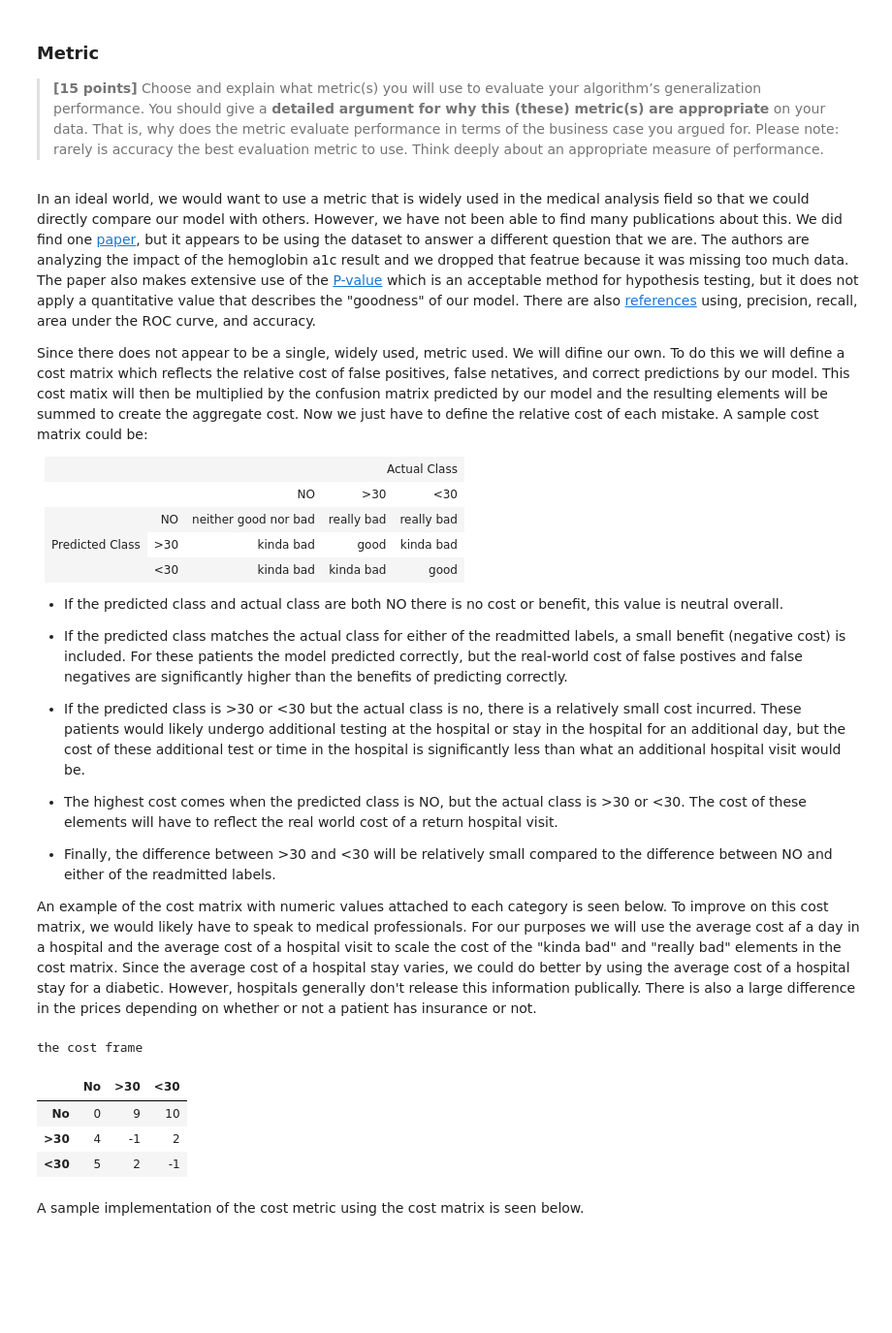
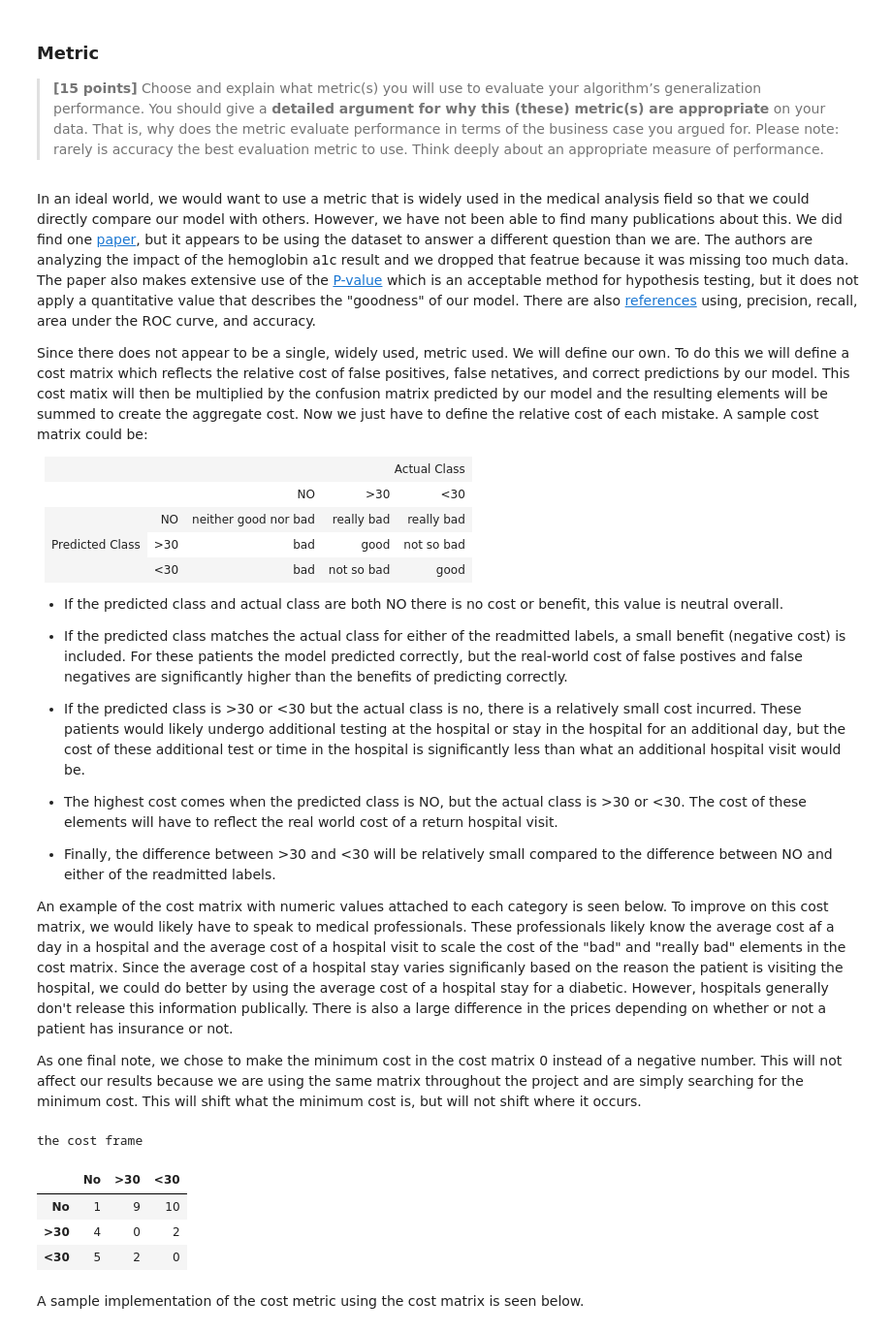
Before and after one commit to jamesothomas/MachineLearningPython, a Jupyter notebook: Lab4/Lab4_Diabetes_save.ipynb, the cells around one changed output. Shown at 97% size. Drawn from its saved outputs; the diff is of its cells as text; code cells hidden in the pictures; blank space fills up the shorter version.

```diff
--- a/Lab4/Lab4_Diabetes_save.ipynb
+++ b/Lab4/Lab4_Diabetes_save.ipynb
@@ -283,9 +287,9 @@ full_df.to_pickle('data/processed_data.pickle')
 
 >__[15 points]__ Choose and explain what metric(s) you will use to evaluate your algorithm’s generalization performance. You should give a __detailed argument for why this (these) metric(s) are appropriate__ on your data. That is, why does the metric evaluate performance in terms of the business case you argued for. Please note: rarely is accuracy the best evaluation metric to use. Think deeply about an appropriate measure of performance.
 # %% [markdown]
-In an ideal world, we would want to use a metric that is widely used in the medical analysis field so that we could directly compare our model with others. However, we have not been able to find many publications about this. We did find one [paper](https://www.hindawi.com/journals/bmri/2014/781670/), but it appears to be using the dataset to answer a different question that we are. The authors are analyzing the impact of the hemoglobin a1c result and we dropped that featrue because it was missing too much data. The paper also makes extensive use of the [P-value](https://www.dummies.com/education/math/statistics/what-a-p-value-tells-you-about-statistical-data/) which is an acceptable method for hypothesis testing, but it does not apply a quantitative value that describes the "goodness" of our model. There are also [references](https://www.ischool.berkeley.edu/projects/2017/what-are-predictors-medication-change-and-hospital-readmission-diabetic-patients) using, precision, recall, area under the ROC curve, and accuracy.
+In an ideal world, we would want to use a metric that is widely used in the medical analysis field so that we could directly compare our model with others. However, we have not been able to find many publications about this. We did find one [paper](https://www.hindawi.com/journals/bmri/2014/781670/), but it appears to be using the dataset to answer a different question than we are. The authors are analyzing the impact of the hemoglobin a1c result and we dropped that featrue because it was missing too much data. The paper also makes extensive use of the [P-value](https://www.dummies.com/education/math/statistics/what-a-p-value-tells-you-about-statistical-data/) which is an acceptable method for hypothesis testing, but it does not apply a quantitative value that describes the "goodness" of our model. There are also [references](https://www.ischool.berkeley.edu/projects/2017/what-are-predictors-medication-change-and-hospital-readmission-diabetic-patients) using, precision, recall, area under the ROC curve, and accuracy.
 
-Since there does not appear to be a single, widely used, metric used. We will difine our own. To do this we will define a cost matrix which reflects the relative cost of false positives, false netatives, and correct predictions by our model. This cost matix will then be multiplied by the confusion matrix predicted by our model and the resulting elements will be summed to create the aggregate cost. Now we just have to define the relative cost of each mistake. A sample cost matrix could be:
+Since there does not appear to be a single, widely used, metric used. We will define our own. To do this we will define a cost matrix which reflects the relative cost of false positives, false netatives, and correct predictions by our model. This cost matix will then be multiplied by the confusion matrix predicted by our model and the resulting elements will be summed to create the aggregate cost. Now we just have to define the relative cost of each mistake. A sample cost matrix could be:
 
 <table>
 <tr>
@@ -307,14 +311,14 @@ Since there does not appear to be a single, widely used, metric used. We will di
 </tr>
 <tr>
     <td>&gt;30</td>
-    <td>kinda bad</td>
+    <td>bad</td>
     <td>good</td>
-    <td>kinda bad</td>
+    <td>not so bad</td>
 </tr>
 <tr>
     <td>&lt;30</td>
-    <td>kinda bad</td>
-    <td>kinda bad</td>
+    <td>bad</td>
+    <td>not so bad</td>
     <td>good</td>
 </tr>
 </table>
@@ -329,25 +333,29 @@ Since there does not appear to be a single, widely used, metric used. We will di
 
 - Finally, the difference between >30 and <30 will be relatively small compared to the difference between NO and either of the readmitted labels.
 
-An example of the cost matrix with numeric values attached to each category is seen below. To improve on this cost matrix, we would likely have to speak to medical professionals. For our purposes we will use the average cost af a day in a hospital and the average cost of a hospital visit to scale the cost of the "kinda bad" and "really bad" elements in the cost matrix. Since the average cost of a hospital stay varies, we could do better by using the average cost of a hospital stay for a diabetic. However, hospitals generally don't release this information publically. There is also a large difference in the prices depending on whether or not a patient has insurance or not.
+An example of the cost matrix with numeric values attached to each category is seen below. To improve on this cost matrix, we would likely have to speak to medical professionals. These professionals likely know the average cost af a day in a hospital and the average cost of a hospital visit to scale the cost of the "bad" and "really bad" elements in the cost matrix. Since the average cost of a hospital stay varies significanly based on the reason the patient is visiting the hospital, we could do better by using the average cost of a hospital stay for a diabetic. However, hospitals generally don't release this information publically. There is also a large difference in the prices depending on whether or not a patient has insurance or not.
+
+As one final note, we chose to make the minimum cost in the cost matrix 0 instead of a negative number. This will not affect our results because we are using the same matrix throughout the project and are simply searching for the minimum cost. This will shift what the minimum cost is, but will not shift where it occurs.
 # %%
 # the cost matrix
+import numpy as np
+import pandas as pd
 
-sample_cost_matrix = np.array([[0,  9, 10],
-                               [4, -1,  2],
-                               [5,  2, -1]])
+sample_cost_matrix = np.array([[1,  9, 10],
+                               [4,  0,  2],
+                               [5,  2,  0]])
 
 cost_frame = pd.DataFrame(sample_cost_matrix)
 cost_frame.columns = ["No", ">30", "<30"]
 cost_frame.index = ["No", ">30", "<30"]
 print('the cost frame')
 cost_frame
 # %% [output]
 the cost frame
 |  | No | >30 | <30 |
-| No | 0 | 9 | 10 |
-| >30 | 4 | -1 | 2 |
-| <30 | 5 | 2 | -1 |
+| No | 1 | 9 | 10 |
+| >30 | 4 | 0 | 2 |
+| <30 | 5 | 2 | 0 |
 # %% [markdown]
 A sample implementation of the cost metric using the cost matrix is seen below.
 # %%
```
Also changed, not shown: parts of 55 cells of this notebook.
